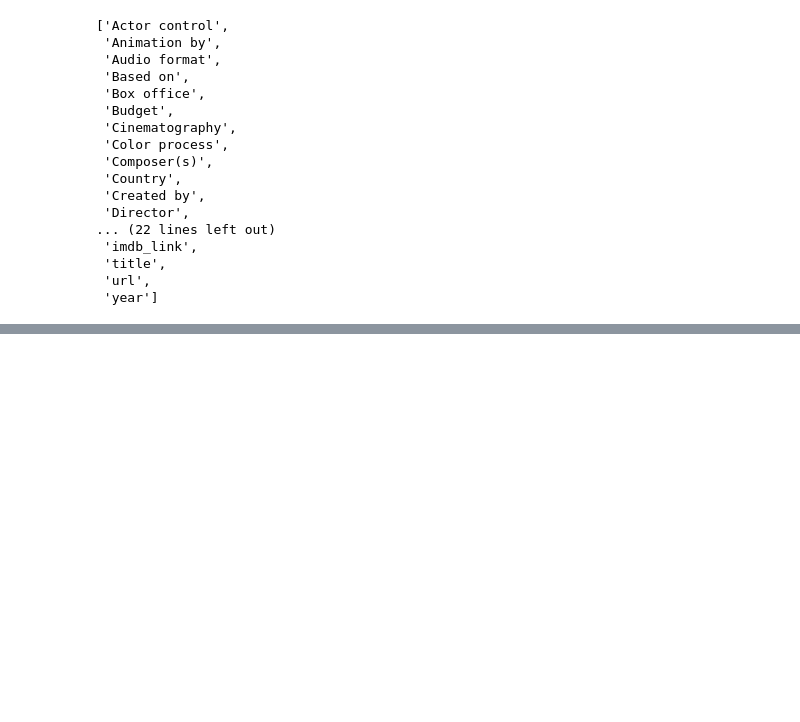
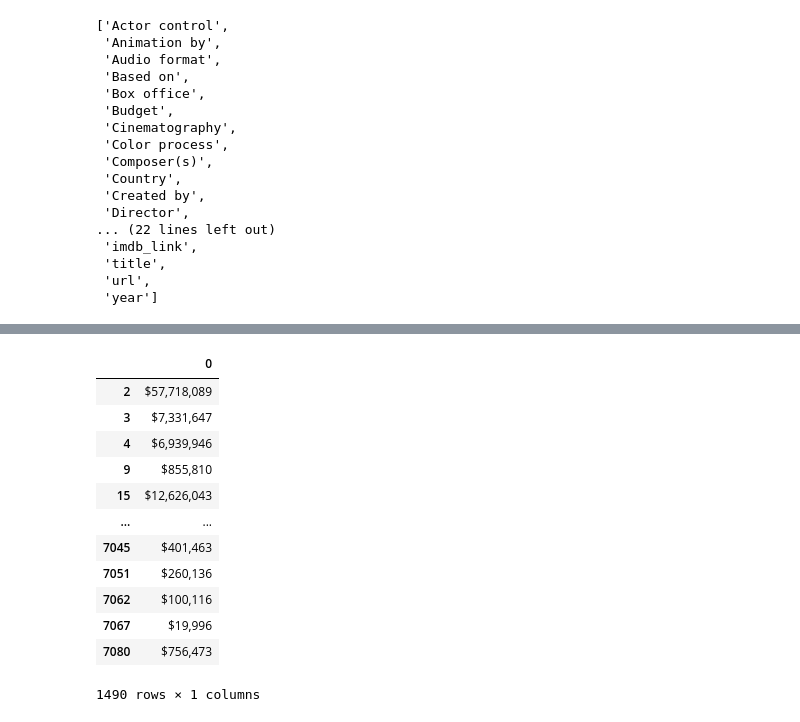
Before and after one commit to Bag0niku/Movies-ETL, a Jupyter notebook: Data_Cleaning.ipynb, the cells around one changed output, grey strips where cells are left out. Saved outputs shown, nothing was run; the diff lists cells and outputs as text; code cells hidden in the pictures; blank space fills up the shorter version.

```diff
--- a/Data_Cleaning.ipynb
+++ b/Data_Cleaning.ipynb
@@ -325,0 +416,20 @@ cleaning_wiki_df5 = cleaning_wiki_df4[columns_to_keep]
+# %%
+pattern2 = r'(\$\d{1,3}(?:,\d{3})+\.?\d?)'   # searching for pattern that is similar to $123,456,789.0
+# counting occurances of the second pattern
+box_office.str.contains(pattern2, flags=re.IGNORECASE, na=False).sum()  # 1490 items in the list with this pattern
+
+box_office.str.extract(pattern2, flags=re.IGNORECASE).dropna()  # view the items matching pattern 2
+# %% [output]
+|  | 0 |
+| 2 | $57,718,089 |
+| 3 | $7,331,647 |
+| 4 | $6,939,946 |
+| 9 | $855,810 |
+| 15 | $12,626,043 |
+| ... | ... |
+| 7045 | $401,463 |
+| 7051 | $260,136 |
+| 7062 | $100,116 |
+| 7067 | $19,996 |
+| 7080 | $756,473 |
+1490 rows × 1 columns
```
Also changed, not shown: parts of 14 cells of this notebook.
